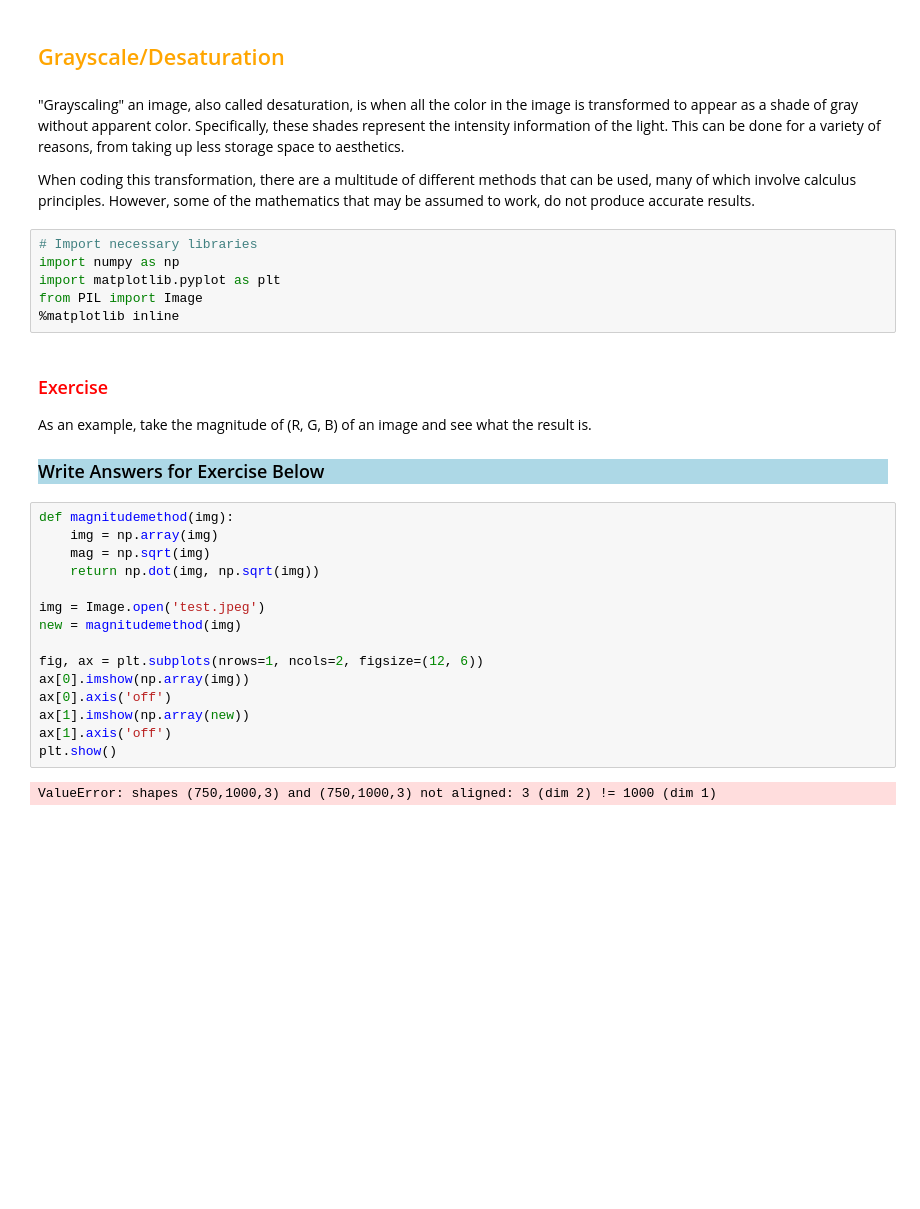
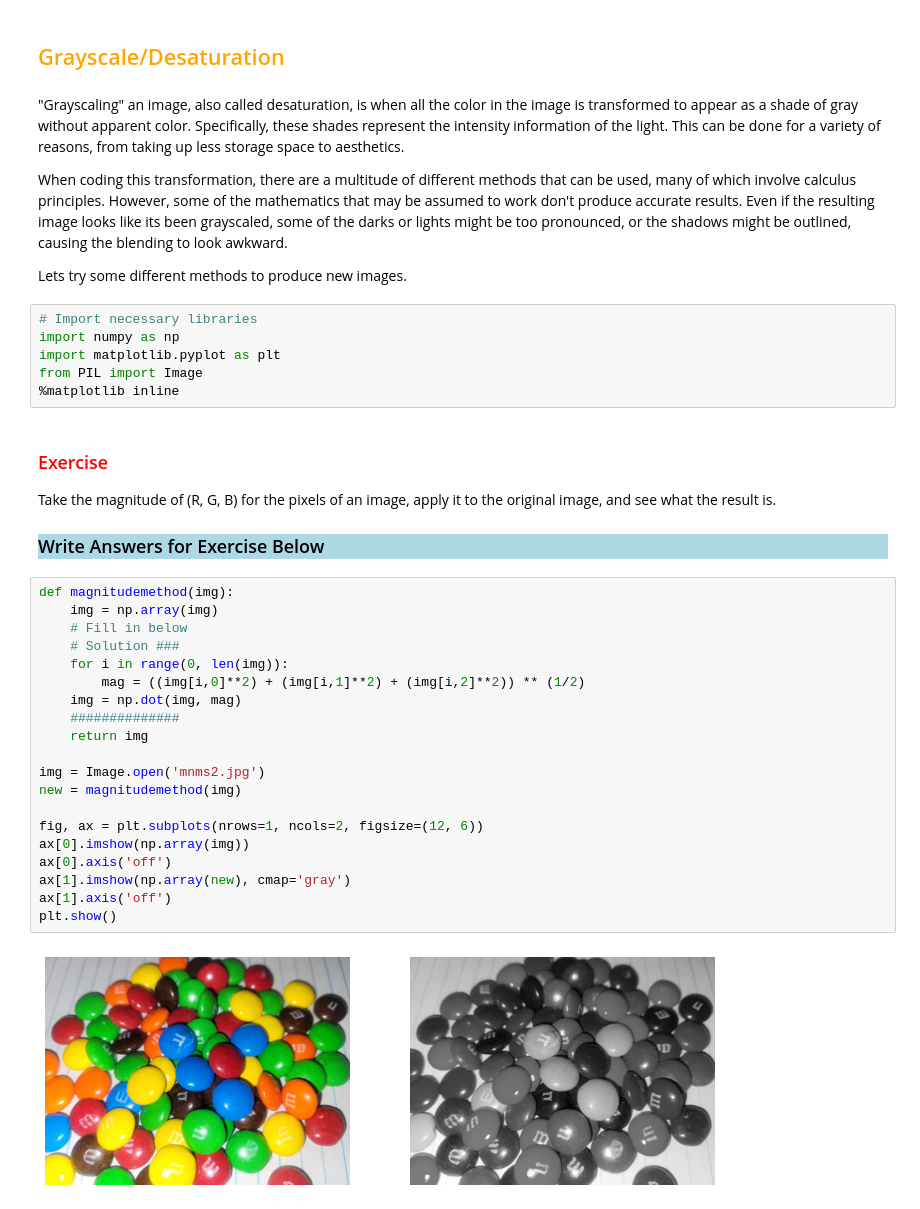
Before and after one commit to TheDataScienceLabs/DataLab_Multivariate_Calculus, a Jupyter notebook: Color_Labs/grayscale.ipynb, the cells around one changed output. Drawn from its saved outputs; the diff is of its cells as text; blank space fills up the shorter version.

Commit message:
Grayscale

```diff
--- a/Color_Labs/grayscale.ipynb
+++ b/Color_Labs/grayscale.ipynb
@@ -3,7 +3,9 @@
 # %% [markdown]
 "Grayscaling" an image, also called desaturation, is when all the color in the image is transformed to appear as a shade of gray without apparent color. Specifically, these shades represent the intensity information of the light. This can be done for a variety of reasons, from taking up less storage space to aesthetics.
 
-When coding this transformation, there are a multitude of different methods that can be used, many of which involve calculus principles. However, some of the mathematics that may be assumed to work, do not produce accurate results.
+When coding this transformation, there are a multitude of different methods that can be used, many of which involve calculus principles. However, some of the mathematics that may be assumed to work don't produce accurate results. Even if the resulting image looks like its been grayscaled, some of the darks or lights might be too pronounced, or the shadows might be outlined, causing the blending to look awkward.
+
+Lets try some different methods to produce new images.
 # %%
 # Import necessary libraries
 import numpy as np
@@ -13,23 +15,28 @@ from PIL import Image
 # %% [markdown]
 ### <span style="color:red"> Exercise </span>
 
-As an example, take the magnitude of (R, G, B) of an image and see what the result is.
+Take the magnitude of (R, G, B) for the pixels of an image, apply it to the original image, and see what the result is.
 
 <h3 style="background-color:lightblue"> Write Answers for Exercise  Below </h3>
 # %%
 def magnitudemethod(img):
     img = np.array(img)
-    mag = np.sqrt(img)
-    return np.dot(img, np.sqrt(img))
+    # Fill in below
+    # Solution ###
+    for i in range(0, len(img)):
+        mag = ((img[i,0]**2) + (img[i,1]**2) + (img[i,2]**2)) ** (1/2)
+    img = np.dot(img, mag)
+    ##############
+    return img
 
-img = Image.open('test.jpeg')
+img = Image.open('mnms2.jpg')
 new = magnitudemethod(img)
 
 fig, ax = plt.subplots(nrows=1, ncols=2, figsize=(12, 6))
 ax[0].imshow(np.array(img))
 ax[0].axis('off')
-ax[1].imshow(np.array(new))
+ax[1].imshow(np.array(new), cmap='gray')
 ax[1].axis('off')
 plt.show()
 # %% [output]
-ValueError: shapes (750,1000,3) and (750,1000,3) not aligned: 3 (dim 2) != 1000 (dim 1)
+[figure, added]
```
Also changed, not shown: parts of 2 cells of this notebook, 1 other file.
